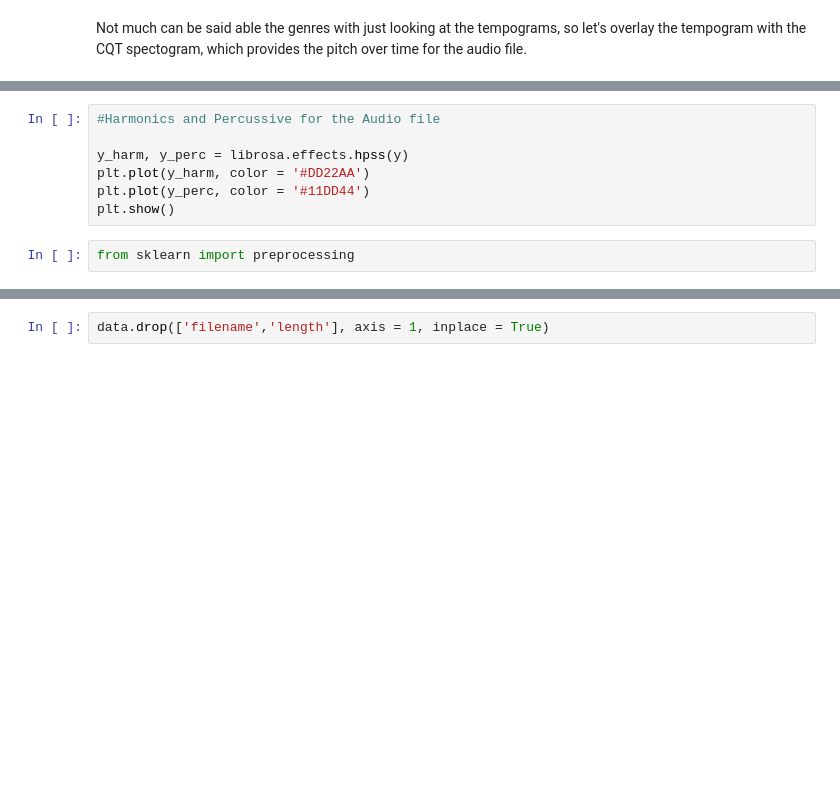
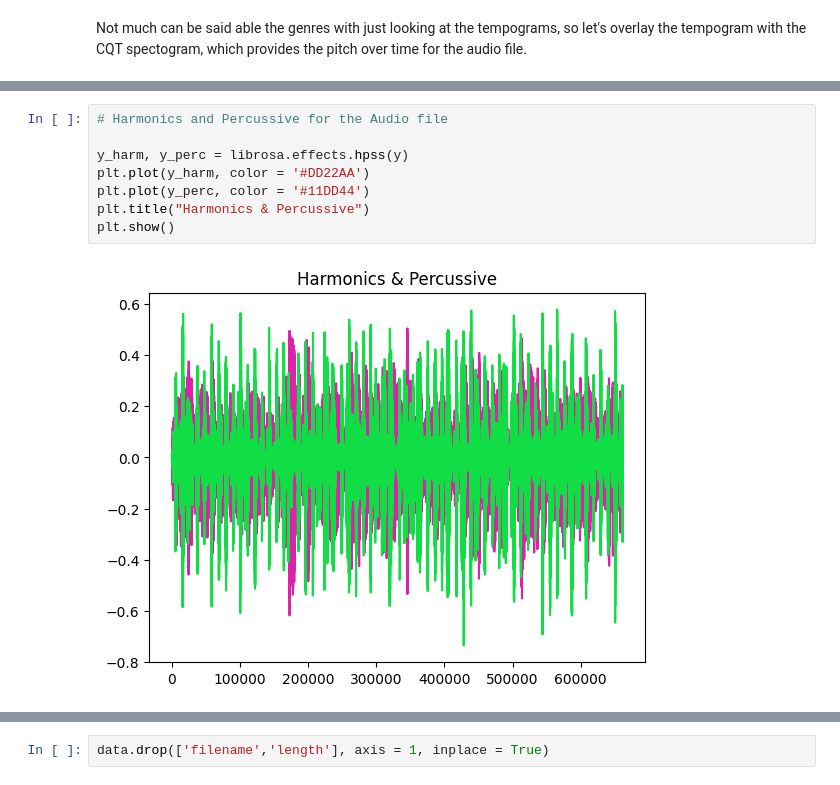
Before and after one commit to crgoku7/MusicGenreClassification, a Jupyter notebook: music_classification.ipynb, the cells around one changed output, grey strips where cells are left out. Cells and saved outputs as stored; diff of their text form; blank space fills up the shorter version.

```diff
--- a/music_classification.ipynb
+++ b/music_classification.ipynb
@@ -177,12 +208,13 @@ plt.show()
 # %%
-#Harmonics and Percussive for the Audio file
+# Harmonics and Percussive for the Audio file
 
 y_harm, y_perc = librosa.effects.hpss(y)
 plt.plot(y_harm, color = '#DD22AA')
 plt.plot(y_perc, color = '#11DD44')
+plt.title("Harmonics & Percussive")
 plt.show()
+# %% [output]
+[figure, added]
-# %%
-from sklearn import preprocessing
 # %%
 data = pd.read_csv("Data/features_3_sec.csv")
 print(data.shape)
```
Also changed, not shown: parts of 65 cells of this notebook.
